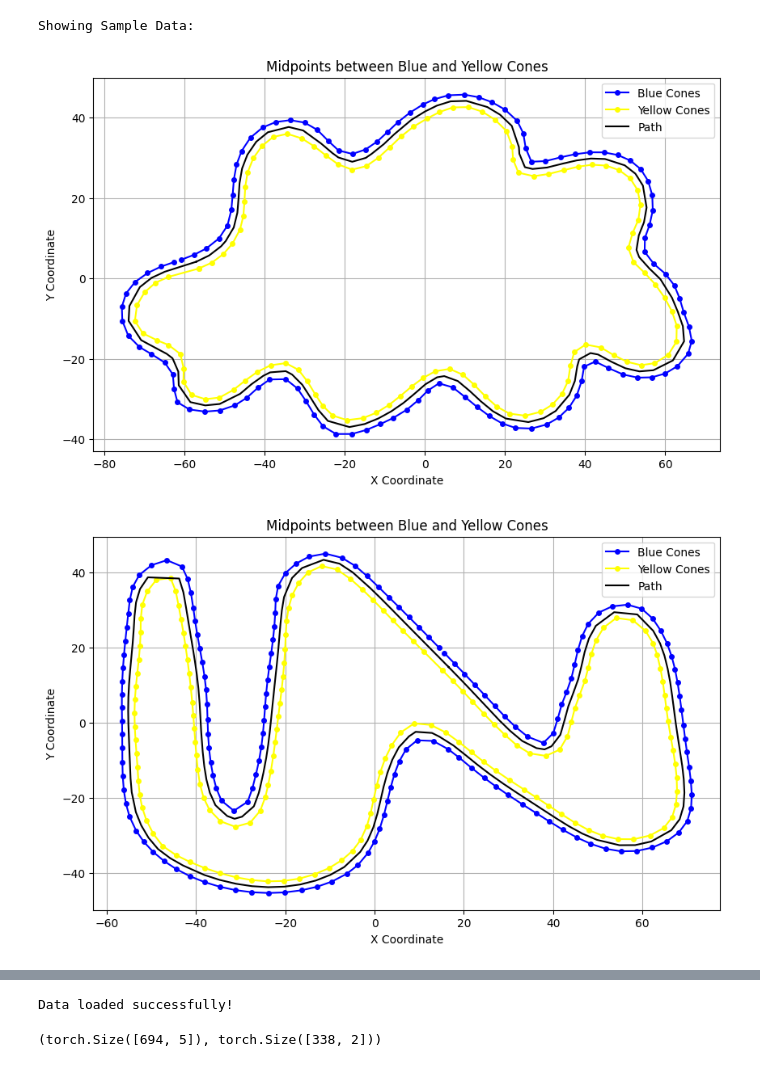
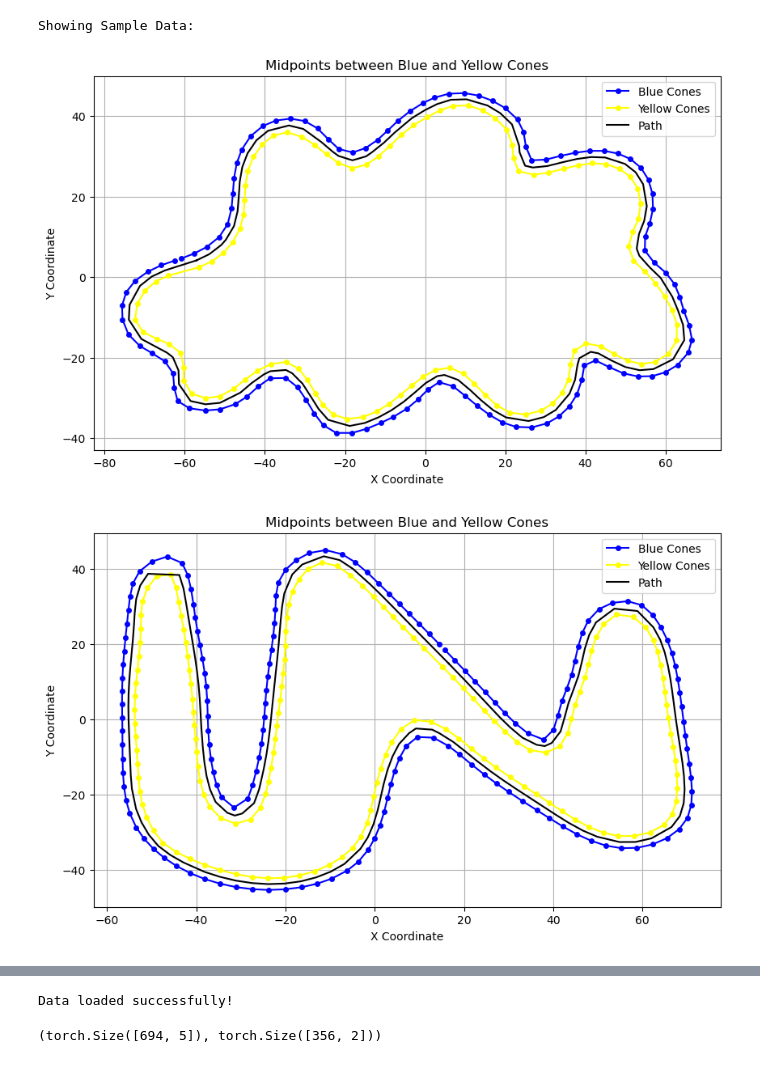
Before and after one commit to asurt-fsai/fs-system, a Jupyter notebook: planning/deep_learning/notebooks/reading_tracks.ipynb, the cells around one changed output, grey strips where cells are left out. Drawn from its saved outputs; the diff is of its cells as text; code cells hidden in the pictures.

```diff
--- a/planning/deep_learning/notebooks/reading_tracks.ipynb
+++ b/planning/deep_learning/notebooks/reading_tracks.ipynb
@@ -13,7 +50,7 @@ def find_closest_blue(yellow_x, yellow_y, x_blue, y_blue):
     closest_blue_index = distances.index(min(distances))
     return x_blue[closest_blue_index], y_blue[closest_blue_index]
 # %%
-def calculate_midpoints(yellow_x, yellow_y, x_blue, y_blue):
+def calculateMidpoints(yellow_x, yellow_y, x_blue, y_blue):
     division_factors = [1, 2, 3]  # You can add more values if needed
     midpoints = []
 
@@ -27,7 +64,7 @@ def calculate_midpoints(yellow_x, yellow_y, x_blue, y_blue):
     middle_index = len(midpoints) // 2  # Index of the middle value
     return midpoints[middle_index]
 # %%
-def plot_samples(x_blue, y_blue, x_yellow, y_yellow, x_path, y_path):
+def plotSamples(x_blue, y_blue, x_yellow, y_yellow, x_path, y_path):
     # Plotting
     plt.figure(figsize=(10, 6))
     plt.plot(x_blue, y_blue, marker='o', linestyle='-', color='blue', label='Blue Cones', markersize=4)
@@ -44,7 +81,7 @@ def plot_samples(x_blue, y_blue, x_yellow, y_yellow, x_path, y_path):
     # Show the plot
     plt.show()
 # %%
-def generate_src_tgt():
+def generateSrcTgt():
     count = 0
     src = pd.DataFrame()
     tgt = pd.DataFrame()
@@ -64,6 +101,21 @@ def generate_src_tgt():
             x_yellow.append(x_yellow[0])
             y_yellow.append(y_yellow[0])
             x_path, y_path = zip(*[calculate_midpoints(yellow_x, yellow_y,x_blue,y_blue) for yellow_x, yellow_y in zip(x_yellow, y_yellow)])
+            x_path = list(x_path)
+            y_path = list(y_path)
+
+            # Add extra midpoints to the path when needed
+            for i in range(1, len(x_path), 2):
+                # Take the midpoint between 2 different midpoints each time and add them to the array of midpoints
+                if len(x_path) < len(x_blue):
+                    x_midpoint = (x_path[i - 1] + x_path[i]) / 2
+                    y_midpoint = (y_path[i - 1] + y_path[i]) / 2
+                    x_path.insert(i, x_midpoint)
+                    y_path.insert(i, y_midpoint)
+                    #print(len(x_path))
+                    #print(len(x_blue))
+                else:
+                    break
             midpoints = pd.DataFrame(list(zip(x_path, y_path)), columns=['x_target', 'y_target'])
 
             if count < 4:
@@ -82,17 +134,17 @@ def generate_src_tgt():
     print("Data loaded successfully!")
     return src, tgt
 # %%
-src,tgt = generate_src_tgt()
+src,tgt = generateSrcTgt()
 # %% [output]
 Showing Sample Data:
-[figure, old version]
+[figure, new version]
-[figure, old version]
+[figure, new version]
 [figure]
 Data loaded successfully!
 # %%
 src.shape, tgt.shape
 # %% [output]
-(torch.Size([694, 5]), torch.Size([338, 2]))
+(torch.Size([694, 5]), torch.Size([356, 2]))
 # %%
 # save the data
 torch.save(src, '../inputs/tensors/src.pt')
```
Also changed, not shown: parts of 2 cells of this notebook.
